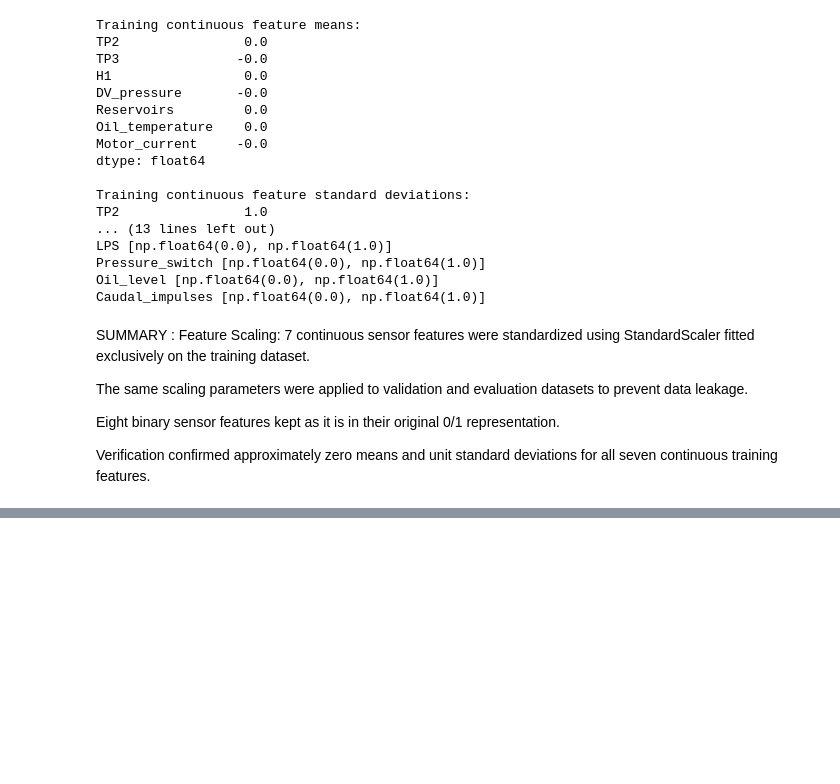
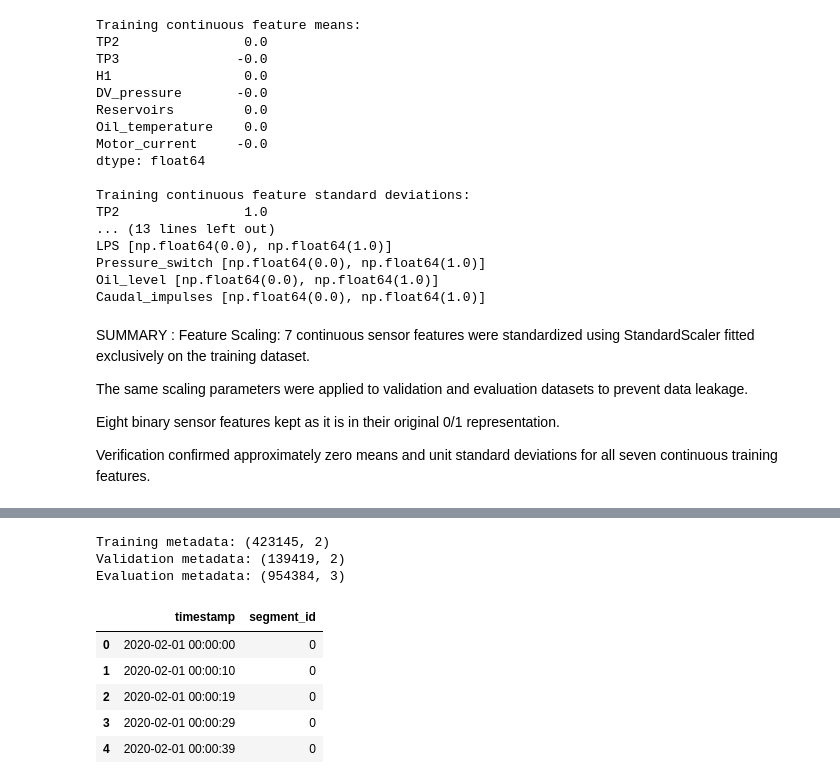
Before and after one commit to shashikawka/268452H-CS5998-Capstone-Project, a Jupyter notebook: 02_data_preprocessing_and_feature_engineering.ipynb, the cells around one changed output, grey strips where cells are left out. Saved outputs shown, nothing was run; the diff lists cells and outputs as text; code cells hidden in the pictures; blank space fills up the shorter version.

```diff
--- a/02_data_preprocessing_and_feature_engineering.ipynb
+++ b/02_data_preprocessing_and_feature_engineering.ipynb
@@ -543,0 +593,27 @@ Verification confirmed approximately zero means and unit standard deviations for
+# %%
+#meta data
+# seperate timestamp and segmentId
+train_metadata = train_df[['timestamp', 'segment_id']].copy()
+val_metadata = val_df[['timestamp', 'segment_id']].copy()
+
+# failure references for later evaluation
+eval_metadata = evaluation_df[
+    ['timestamp', 'segment_id', 'failure_period']
+].copy()
+
+print("Training metadata:", train_metadata.shape)
+print("Validation metadata:", val_metadata.shape)
+print("Evaluation metadata:", eval_metadata.shape)
+# %% [output]
+Training metadata: (423145, 2)
+Validation metadata: (139419, 2)
+Evaluation metadata: (954384, 3)
+# %%
+train_metadata.head()
+# %% [output]
+|  | timestamp | segment_id |
+| 0 | 2020-02-01 00:00:00 | 0 |
+| 1 | 2020-02-01 00:00:10 | 0 |
+| 2 | 2020-02-01 00:00:19 | 0 |
+| 3 | 2020-02-01 00:00:29 | 0 |
+| 4 | 2020-02-01 00:00:39 | 0 |
```
Also changed, not shown: parts of 10 cells of this notebook.
